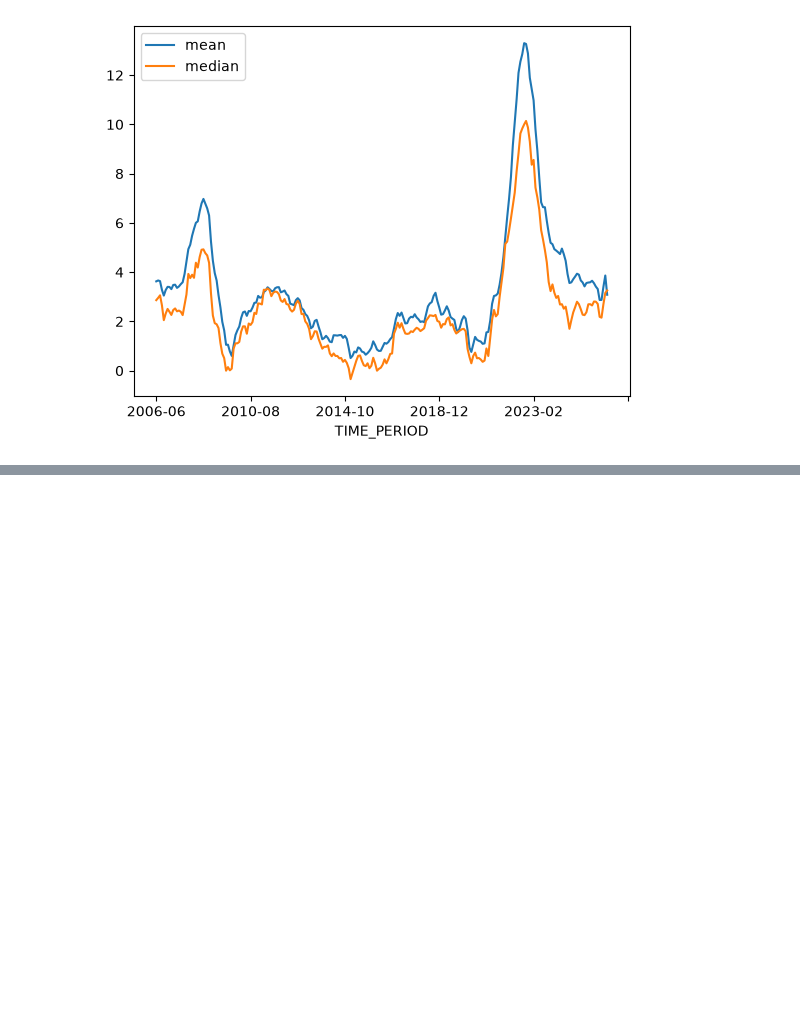
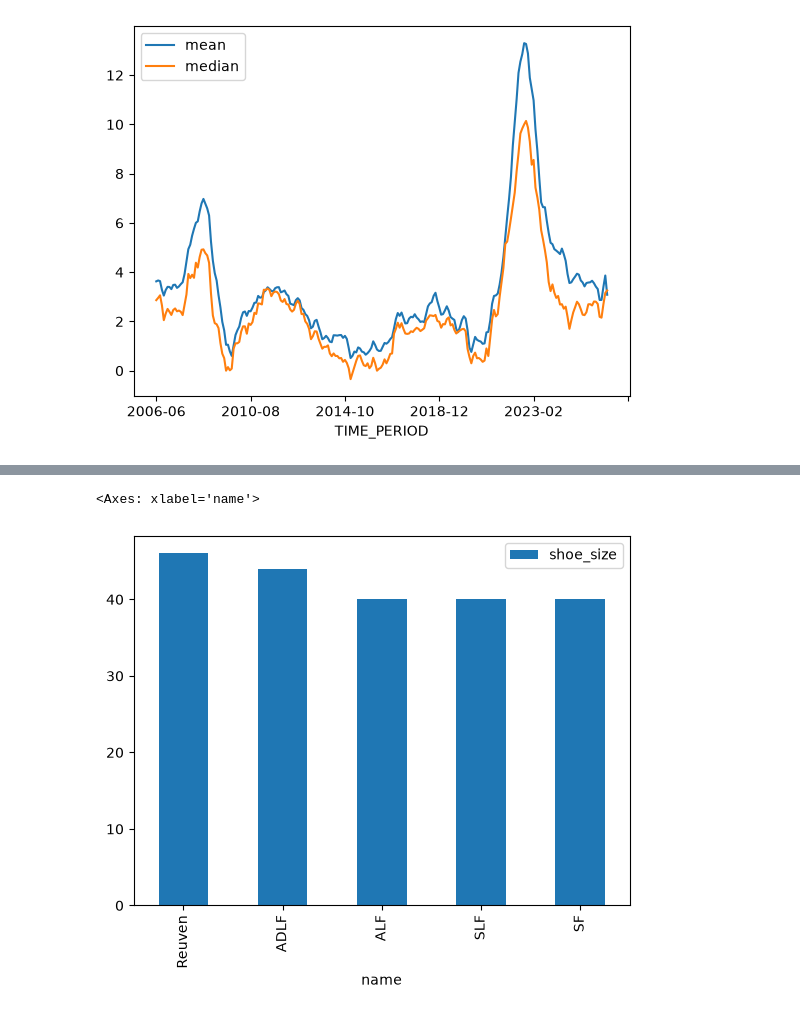
Before and after one commit to reuven/OReilly-PythonData-2026-06, a Jupyter notebook: OReilly-PythonData-2026-06-22.ipynb, the cells around one changed output, grey strips where cells are left out. Cells and saved outputs as stored; diff of their text form; code cells hidden in the pictures; blank space fills up the shorter version.

```diff
--- a/OReilly-PythonData-2026-06-22.ipynb
+++ b/OReilly-PythonData-2026-06-22.ipynb
@@ -1312,0 +1328,9 @@ We're going to see and use the Pandas methods for Matplotlib, which will be runn
+# %%
+(
+    shoe_size_df
+    .set_index('name')
+    .plot.bar()
+)
+# %% [output]
+<Axes: xlabel='name'>
+[figure, added]
```
Also changed, not shown: parts of 1 cell of this notebook.
